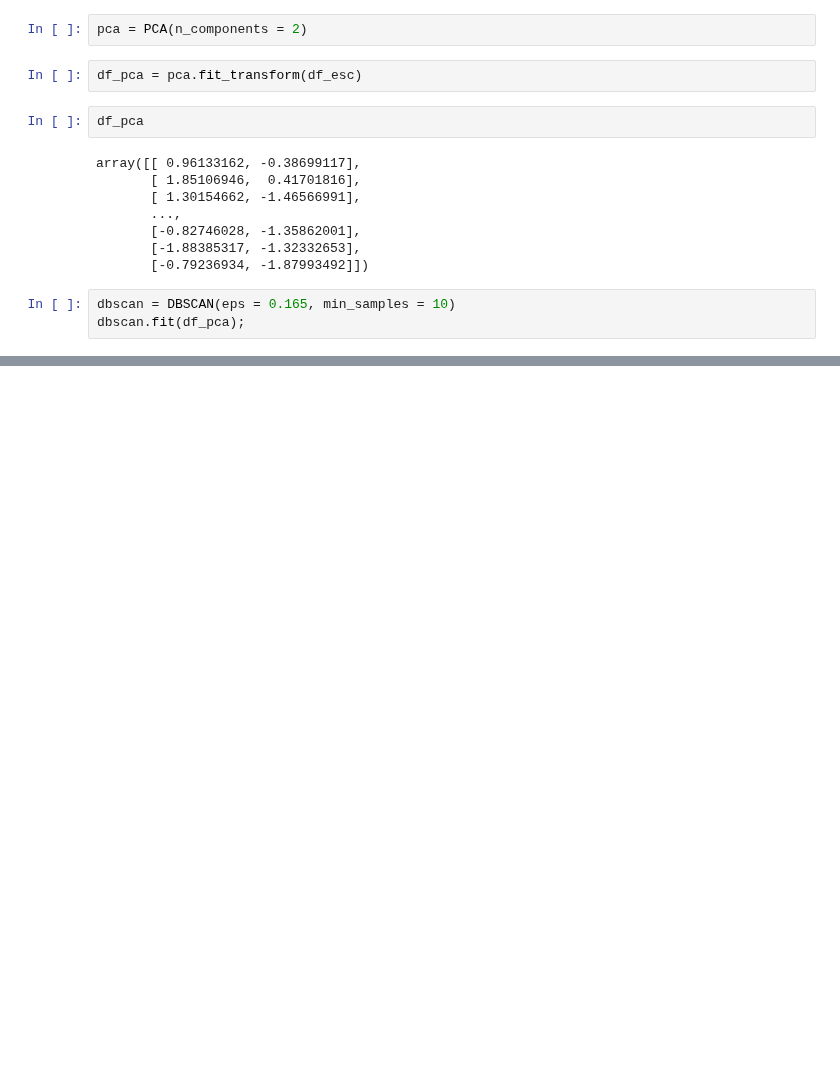
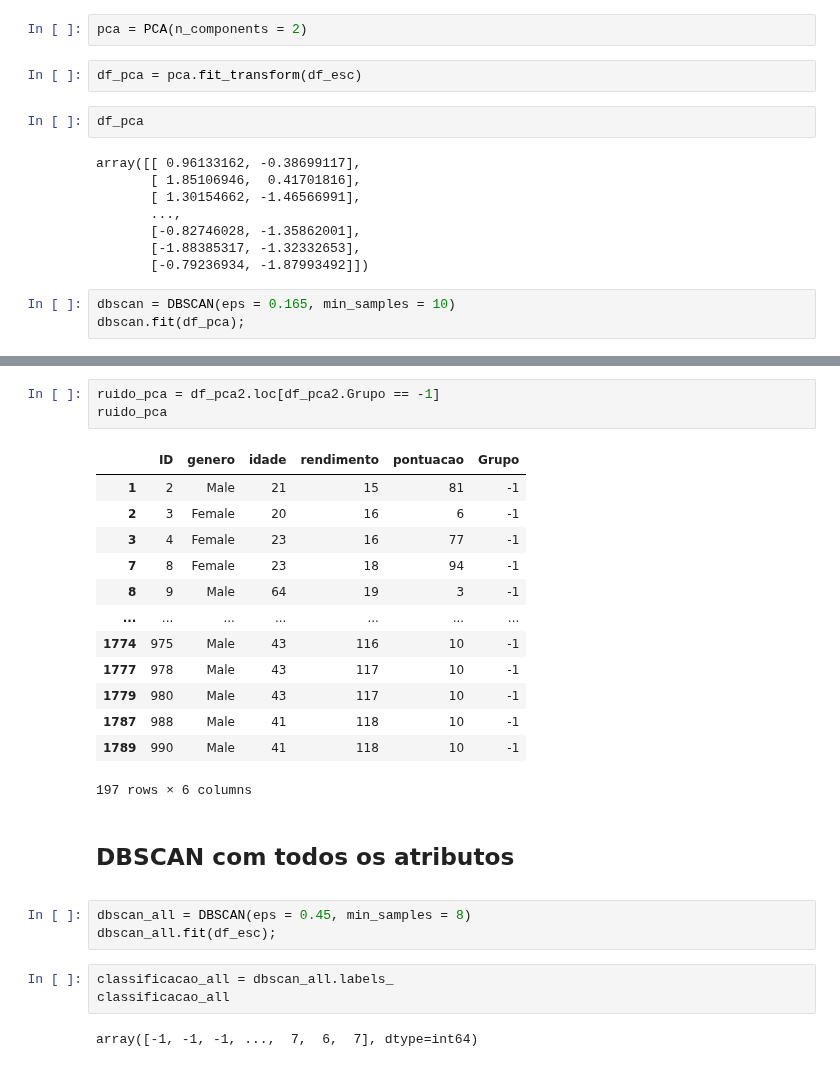
Before and after one commit to SisouDev/iaAlg, a Jupyter notebook: cluster/dbscan.ipynb, the cells around one changed output, grey strips where cells are left out. Saved outputs shown, nothing was run; the diff lists cells and outputs as text; blank space fills up the shorter version.

Commit message:
dbscan all att

```diff
--- a/cluster/dbscan.ipynb
+++ b/cluster/dbscan.ipynb
@@ -329,0 +378,30 @@ array([ 0, -1, -1, ...,  7, 28, 24], dtype=int64)
+# %%
+ruido_pca = df_pca2.loc[df_pca2.Grupo == -1]
+ruido_pca
+# %% [output]
+|  | ID | genero | idade | rendimento | pontuacao | Grupo |
+| 1 | 2 | Male | 21 | 15 | 81 | -1 |
+| 2 | 3 | Female | 20 | 16 | 6 | -1 |
+| 3 | 4 | Female | 23 | 16 | 77 | -1 |
+| 7 | 8 | Female | 23 | 18 | 94 | -1 |
+| 8 | 9 | Male | 64 | 19 | 3 | -1 |
+| ... | ... | ... | ... | ... | ... | ... |
+| 1774 | 975 | Male | 43 | 116 | 10 | -1 |
+| 1777 | 978 | Male | 43 | 117 | 10 | -1 |
+| 1779 | 980 | Male | 43 | 117 | 10 | -1 |
+| 1787 | 988 | Male | 41 | 118 | 10 | -1 |
+| 1789 | 990 | Male | 41 | 118 | 10 | -1 |
+197 rows × 6 columns
+# %% [markdown]
+<span style="font-family: 'Trebuchet MS', sans-serif;">
+
+## DBSCAN com todos os atributos
+</span>
+# %%
+dbscan_all = DBSCAN(eps = 0.45, min_samples = 8)
+dbscan_all.fit(df_esc);
+# %%
+classificacao_all = dbscan_all.labels_
+classificacao_all
+# %% [output]
+array([-1, -1, -1, ...,  7,  6,  7], dtype=int64)
```
Also changed, not shown: parts of 8 cells of this notebook.
